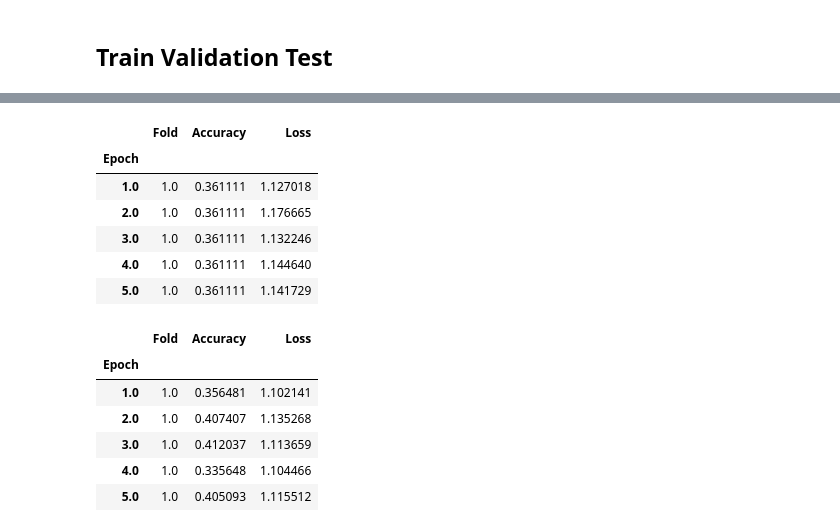
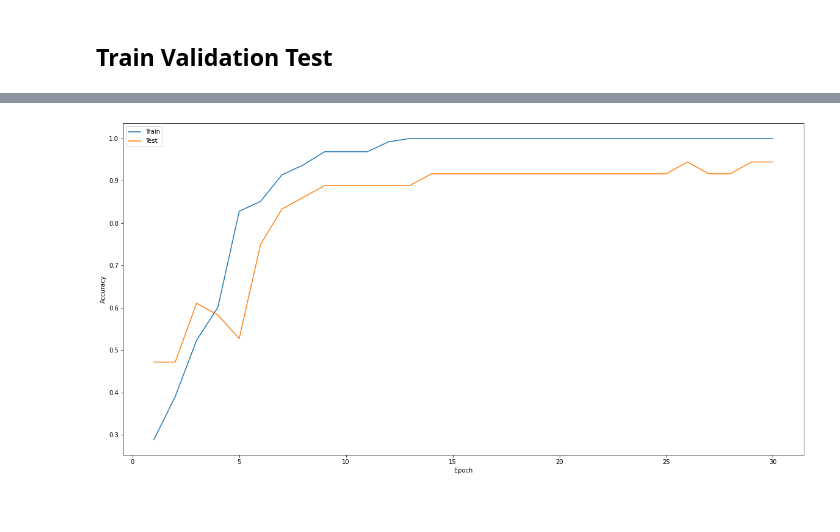
Before and after one commit to yeranosyanvahan/SuperTML, a Jupyter notebook: Wine.ipynb, the cells around one changed output, grey strips where cells are left out. Drawn from its saved outputs; the diff is of its cells as text; code cells hidden in the pictures.

```diff
--- a/Wine.ipynb
+++ b/Wine.ipynb
@@ -107,3 +107,21 @@ plt.imshow(X[3,0])
 # %% [markdown]
 ### ResNet18
+# %%
+import torch.nn as nn
+from torchvision import models
+
+def resnet18update(net, only_last = True):
+   if only_last:
+      for name, param in net.named_parameters():
+        if 'fc' not in name and 'act' not in name: param.requires_grad = False  # freezing all except classifier
+      for name, param in net.layer4[1].named_parameters():
+        param.requires_grad = True   # unfreezing last sub-block
+   else:
+      for name, param in net.named_parameters():
+          if 'layer4' not in name:
+              param.requires_grad = False
+          else:
+              break
+   for name, param in net.named_parameters():
+        if param.requires_grad: print(name)
 # %%
@@ -131,9 +139,3 @@ AttributeError: 'Sequential' object has no attribute 'requires_grad'
-# %%
-XX=[]
-for inputs in torch.utils.data.DataLoader(X,batch_size=1):
- inputs = inputs.to('cpu', dtype=torch.float)
- XX.append(net(inputs).reshape(2048).detach().numpy())
-XX=np.asarray(XX)
 # %% [markdown]
 ## Train Validation Test
 # %%
@@ -226,10 +231,0 @@ for S in Test_stats:
-# %%
-test.groupby('Epoch').sum(['Loss','Precision','Recall','f1_score'])
-# %% [output]
-|  | Fold | Accuracy | Loss |
-| Epoch |  |  |  |
-| 1.0 | 1.0 | 0.361111 | 1.127018 |
-| 2.0 | 1.0 | 0.361111 | 1.176665 |
-| 3.0 | 1.0 | 0.361111 | 1.132246 |
-| 4.0 | 1.0 | 0.361111 | 1.144640 |
-| 5.0 | 1.0 | 0.361111 | 1.141729 |
@@ -240,10 +232,10 @@ for S in Train_stats:
-# %%
-train.groupby('Epoch').sum(['Loss','Precision','Recall','f1_score'])/18
-# %% [output]
-|  | Fold | Accuracy | Loss |
-| Epoch |  |  |  |
-| 1.0 | 1.0 | 0.356481 | 1.102141 |
-| 2.0 | 1.0 | 0.407407 | 1.135268 |
-| 3.0 | 1.0 | 0.412037 | 1.113659 |
-| 4.0 | 1.0 | 0.335648 | 1.104466 |
-| 5.0 | 1.0 | 0.405093 | 1.115512 |
+# %%
+Test=pd.DataFrame(Test_stats)
+Train=pd.DataFrame(Train_stats)
+# %%
+ax=Train.plot(x='Epoch',y='Accuracy',label='Train',figsize=(20,10))
+Test.plot(x='Epoch',y='Accuracy',ax=ax,label='Test')
+ax.set_ylabel('Accuracy')
+a=1
+# %% [output]
+[figure, added]
```
Also changed, not shown: parts of 10 cells of this notebook, 3 other files.
